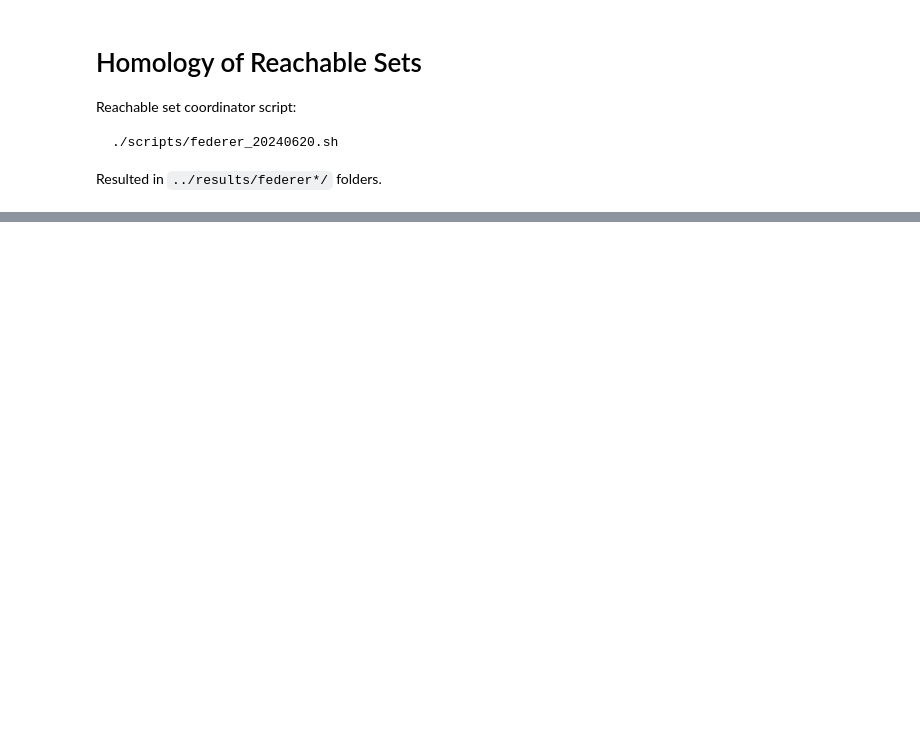
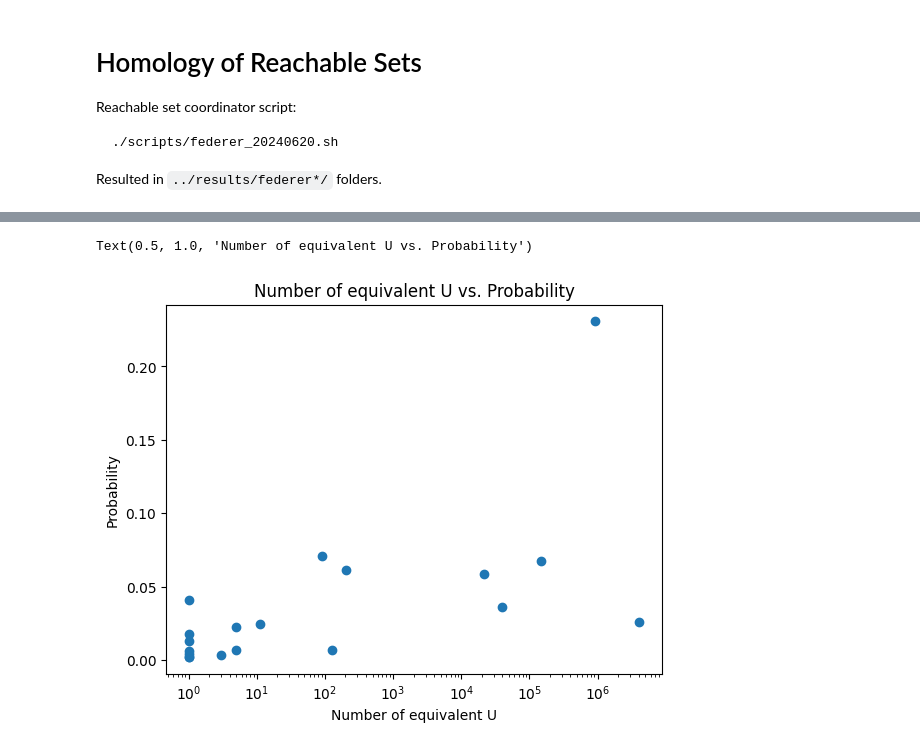
Before and after one commit to amanb2000/Magic_Words, a Jupyter notebook: theorem_numerics/04_Homology_of_Reachability.ipynb, the cells around one changed output, grey strips where cells are left out. Drawn from its saved outputs; the diff is of its cells as text; code cells hidden in the pictures; blank space fills up the shorter version.

```diff
--- a/theorem_numerics/04_Homology_of_Reachability.ipynb
+++ b/theorem_numerics/04_Homology_of_Reachability.ipynb
@@ -37,0 +212,5 @@ AttributeError: 'list' object has no attribute 'keys'
+# %%
+# associate each y with its probability
+for y in num_eq_u_per_y.keys():
+    num_eq_u_per_y[y]['prob'] = y_probs[y].detach().cpu().item()
+    num_eq_u_per_y
@@ -37,0 +224,15 @@ AttributeError: 'list' object has no attribute 'keys'
+# %%
+# scatter plot of prob vs. num_eq_u
+plt.scatter([v['num_eq_u'] for v in num_eq_u_per_y.values()], [v['prob'] for v in num_eq_u_per_y.values()])
+plt.xlabel('Number of equivalent U')
+# log x axis
+plt.xscale('log')
+plt.ylabel('Probability')
+plt.title('Number of equivalent U vs. Probability')
+
+# compute r^2 and put on plot
+# make plot Nature paper-ready
+# save plot to results folder
+# %% [output]
+Text(0.5, 1.0, 'Number of equivalent U vs. Probability')
+[figure, added]
```
Also changed, not shown: parts of 28 cells of this notebook.
